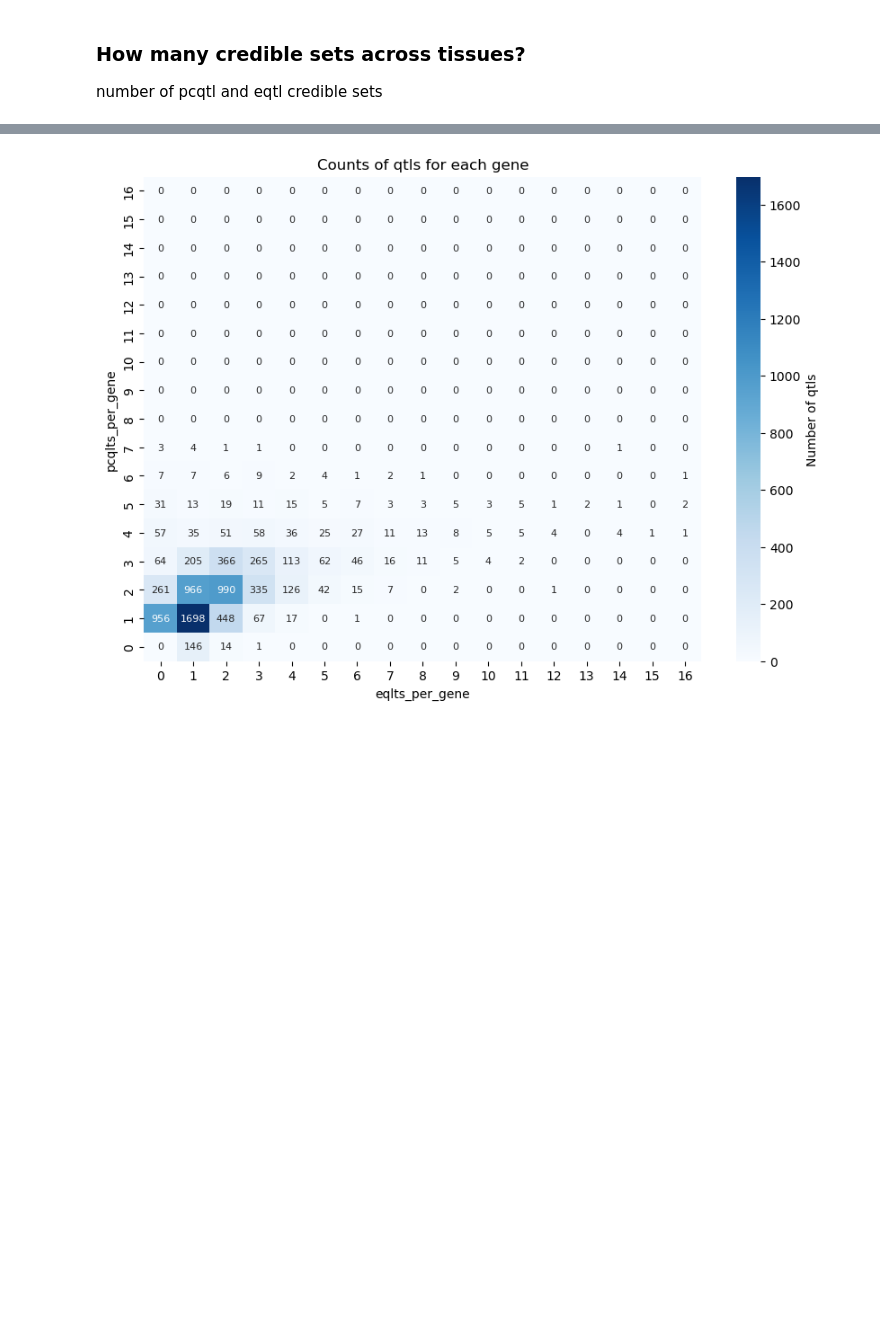
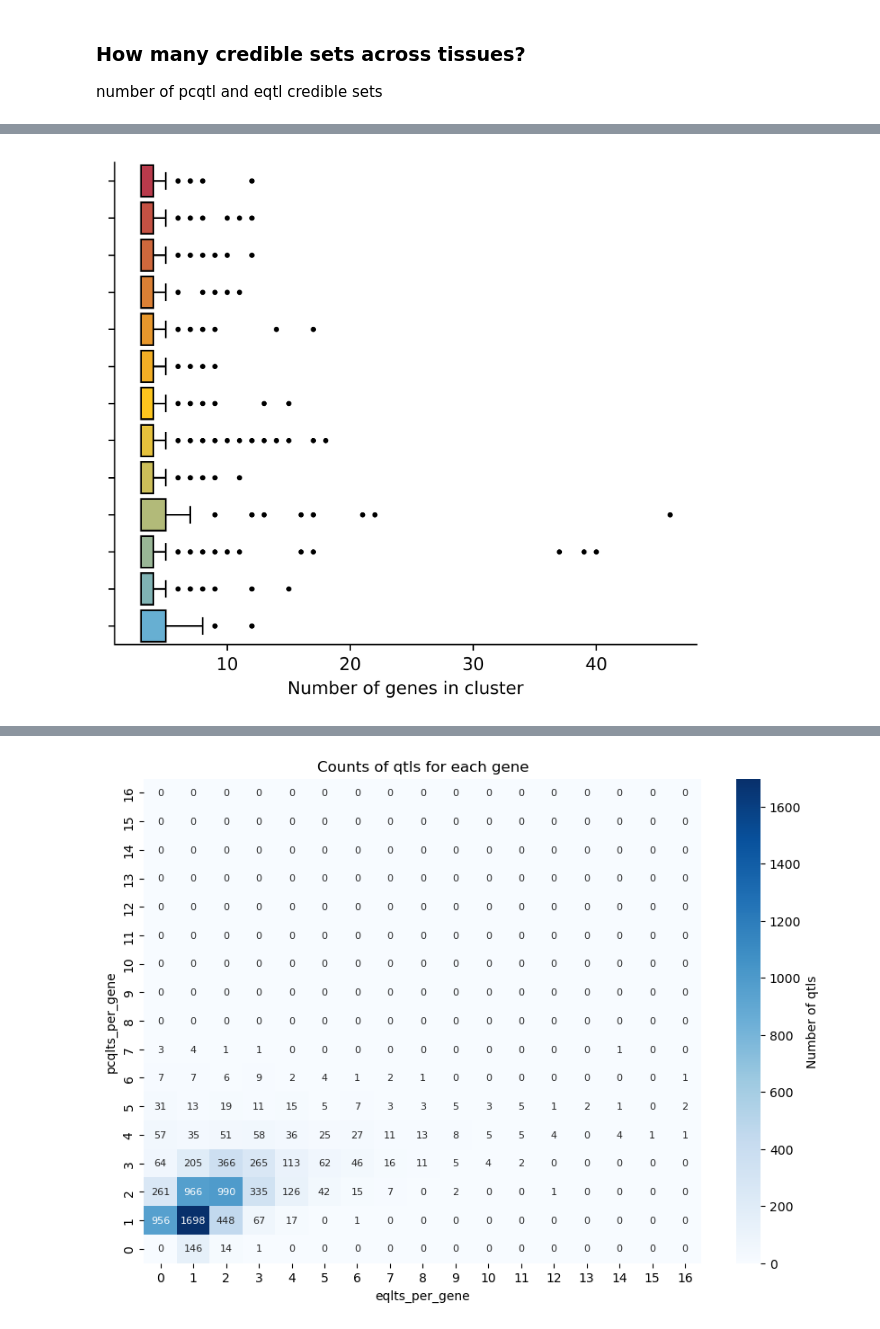
Before and after one commit to kal26/pcqtls, a Jupyter notebook: workflow/notebooks/all_cell_types.ipynb, the cells around one changed output, grey strips where cells are left out. Cells and saved outputs as stored; diff of their text form; code cells hidden in the pictures; blank space fills up the shorter version.

```diff
--- a/workflow/notebooks/all_cell_types.ipynb
+++ b/workflow/notebooks/all_cell_types.ipynb
@@ -91 +133,28 @@ plt.show()
+# %%
+# plot showing distribution of clsuter sizes in each tissue
+clusters_df['num_genes'] = clusters_df['Transcripts'].str.split(',').apply(len)
+
+
+fig, ax = plt.subplots(figsize=(6,5))
+
+
+PROPS = {
+    'boxprops':{ 'edgecolor':'k'},
+    'medianprops':{'color':'k'},
+    'whiskerprops':{'color':'k'},
+    'capprops':{'color':'k'},
+    'flierprops':{'markerfacecolor':'k', 'markersize':2,'linestyle':'none', 'markeredgecolor':'k',}}
+
+sns.boxplot(clusters_df[clusters_df['num_genes']>2], x='num_genes', hue='Tissue', y='Tissue', ax=ax, palette=tissue_pal, saturation=1, width=.85, **PROPS)
+
+# remove labels
+ax.set_yticklabels('')
+
+ax.set_xlabel('Number of genes in cluster')
+ax.set_ylabel('')
+
+ax.spines['top'].set_visible(False)
+ax.spines['right'].set_visible(False)
+# %% [output]
+[figure, added]
 # %%
```
Also changed, not shown: parts of 8 cells of this notebook, 1 other file.
